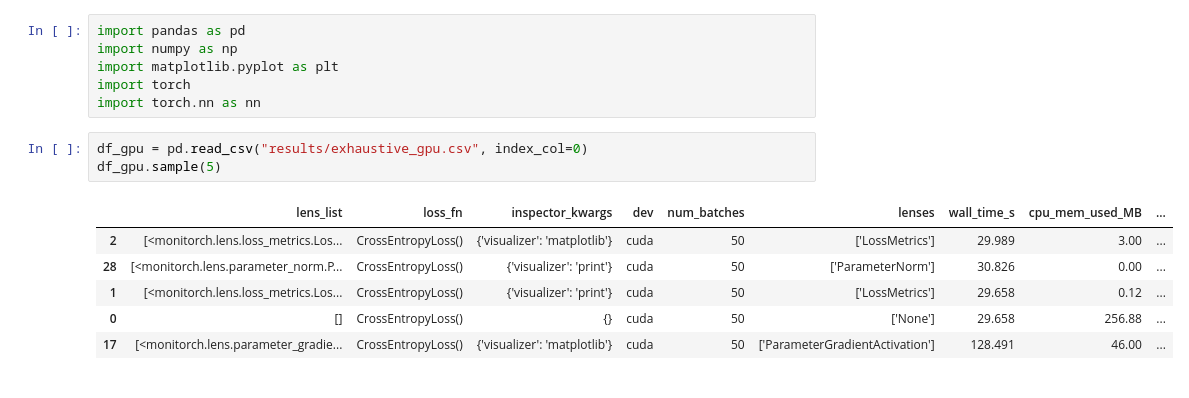
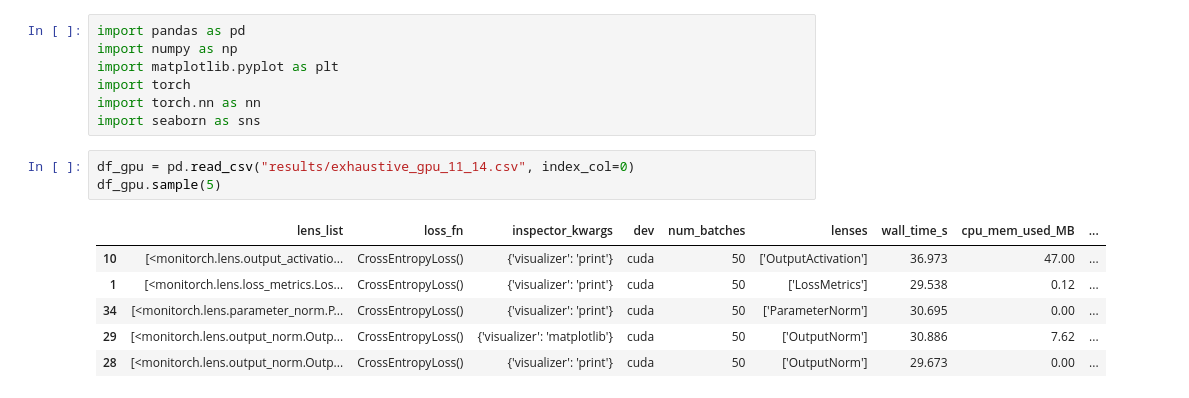
Before and after one commit to ZhigaMason/monitorch, a Jupyter notebook: benchmark/benchmark_exploration.ipynb, the cells around one changed output. Drawn from its saved outputs; the diff is of its cells as text.

```diff
--- a/benchmark/benchmark_exploration.ipynb
+++ b/benchmark/benchmark_exploration.ipynb
@@ -4,16 +25,17 @@ import numpy as np
 import matplotlib.pyplot as plt
 import torch
 import torch.nn as nn
+import seaborn as sns
 # %%
-df_gpu = pd.read_csv("results/exhaustive_gpu.csv", index_col=0)
+df_gpu = pd.read_csv("results/exhaustive_gpu_11_14.csv", index_col=0)
 df_gpu.sample(5)
 # %% [output]
 |  | lens_list | loss_fn | inspector_kwargs | dev | num_batches | lenses | wall_time_s | cpu_mem_used_MB | ... |
-| 2 | [<monitorch.lens.loss_metrics.Los... | CrossEntropyLoss() | {'visualizer': 'matplotlib'} | cuda | 50 | ['LossMetrics'] | 29.989 | 3.00 | ... |
-| 28 | [<monitorch.lens.parameter_norm.P... | CrossEntropyLoss() | {'visualizer': 'print'} | cuda | 50 | ['ParameterNorm'] | 30.826 | 0.00 | ... |
-| 1 | [<monitorch.lens.loss_metrics.Los... | CrossEntropyLoss() | {'visualizer': 'print'} | cuda | 50 | ['LossMetrics'] | 29.658 | 0.12 | ... |
-| 0 | [] | CrossEntropyLoss() | {} | cuda | 50 | ['None'] | 29.658 | 256.88 | ... |
-| 17 | [<monitorch.lens.parameter_gradie... | CrossEntropyLoss() | {'visualizer': 'matplotlib'} | cuda | 50 | ['ParameterGradientActivation'] | 128.491 | 46.00 | ... |
+| 10 | [<monitorch.lens.output_activatio... | CrossEntropyLoss() | {'visualizer': 'print'} | cuda | 50 | ['OutputActivation'] | 36.973 | 47.00 | ... |
+| 1 | [<monitorch.lens.loss_metrics.Los... | CrossEntropyLoss() | {'visualizer': 'print'} | cuda | 50 | ['LossMetrics'] | 29.538 | 0.12 | ... |
+| 34 | [<monitorch.lens.parameter_norm.P... | CrossEntropyLoss() | {'visualizer': 'print'} | cuda | 50 | ['ParameterNorm'] | 30.695 | 0.00 | ... |
+| 29 | [<monitorch.lens.output_norm.Outp... | CrossEntropyLoss() | {'visualizer': 'matplotlib'} | cuda | 50 | ['OutputNorm'] | 30.886 | 7.62 | ... |
+| 28 | [<monitorch.lens.output_norm.Outp... | CrossEntropyLoss() | {'visualizer': 'print'} | cuda | 50 | ['OutputNorm'] | 29.673 | 0.00 | ... |
 # %%
 df_cpu = pd.read_csv("results/checkpoint_31.csv", index_col=0)
 df_cpu.sample(5)
```
Also changed, not shown: parts of 19 cells of this notebook, 4 other files.
